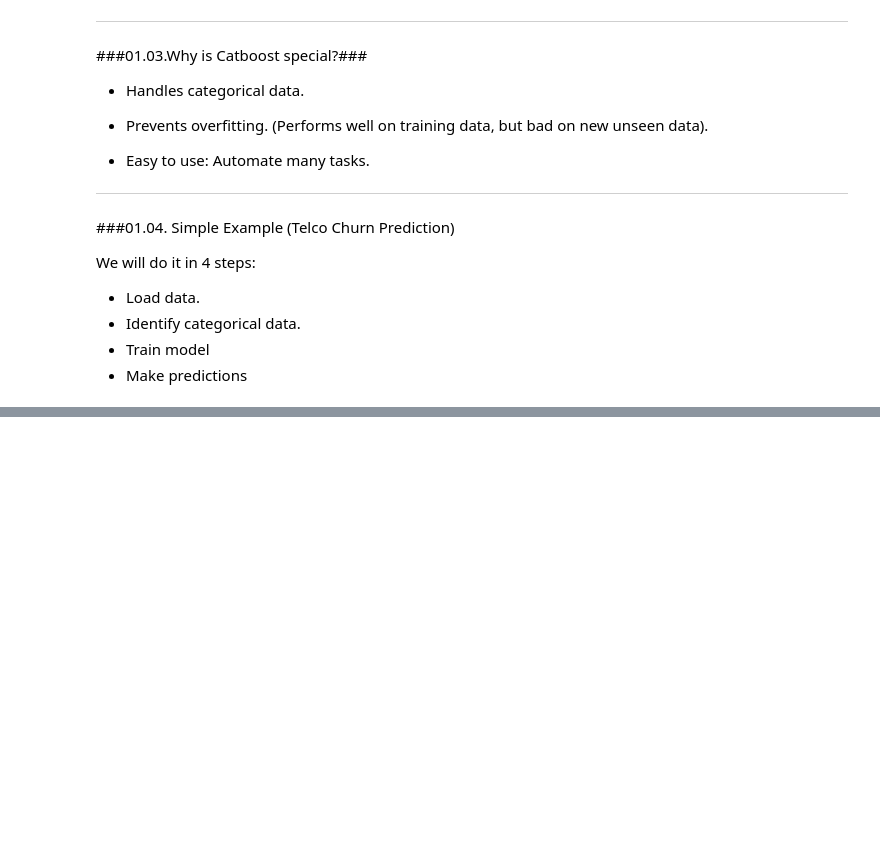
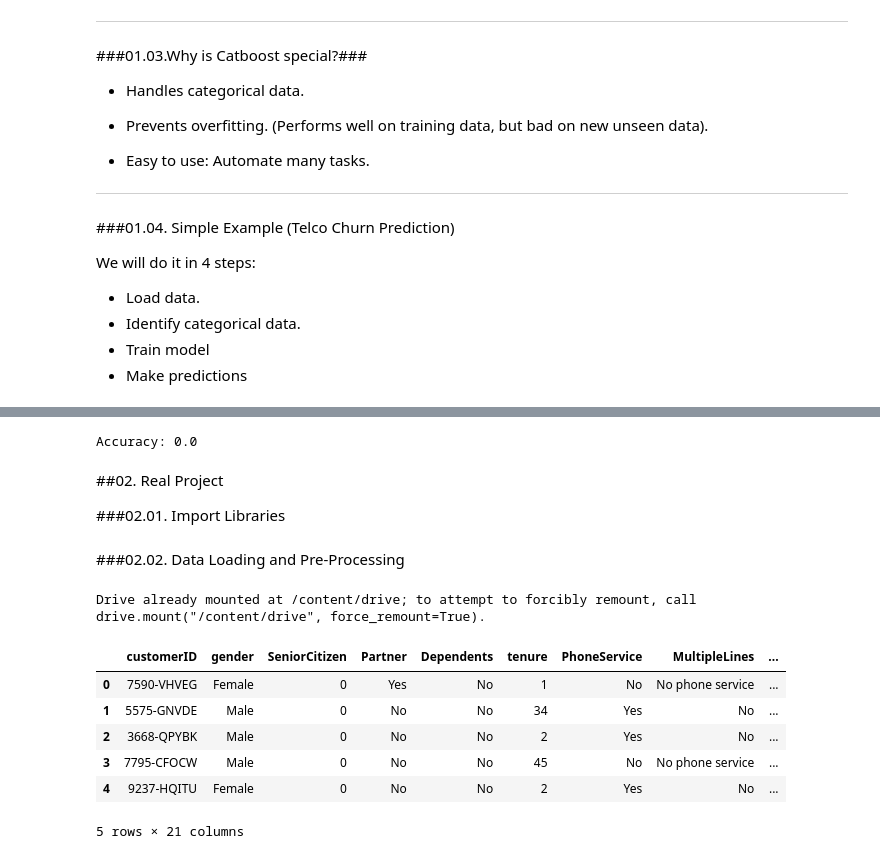
Before and after one commit to zizanayub/Machine-Learning-Projects, a Jupyter notebook: Customer_Churn_Prediction.ipynb, the cells around one changed output, grey strips where cells are left out. Drawn from its saved outputs; the diff is of its cells as text; code cells hidden in the pictures; blank space fills up the shorter version.

```diff
--- a/Customer_Churn_Prediction.ipynb
+++ b/Customer_Churn_Prediction.ipynb
@@ -102,10 +120,14 @@ from sklearn.metrics import accuracy_score
 
 
 ## 04. Example Data Introduction
-data = [[25,50,'month-to-month',1,'no'],
-        [40,70,'one-year',0,'yes']]
-labels = [1,0]
-#1 means churn, 0 means not churn
+data = [
+    [25, 50, 'month-to-month', 1, 'no'],
+    [40, 70, 'one-year', 0, 'yes'],
+    [30, 60, 'month-to-month', 1, 'yes'],
+    [35, 80, 'two-year', 0, 'no']
+]
+labels = [1, 0, 1, 0]  # 1 means churn, 0 means not churn
+
 
 
 
@@ -113,3 +135,42 @@ labels = [1,0]
 
 ## 05. Introducing X_Train, X_test, y_train and y_test
 X_train, X_test, y_train, y_test = train_test_split(data,labels,test_size=0.2,random_state=42)
+
+
+
+## 06. Identify Categorical Features
+categorical_features = [2,4]
+
+
+
+## 07. Create pool objects for training and testing data
+train_pool = Pool(data=X_train,label=y_train,cat_features=categorical_features)
+test_pool = Pool(data=X_test,label=y_test,cat_features=categorical_features)
+
+
+
+
+## 08. Initialize CatBoostClassifier
+model = CatBoostClassifier(iterations=100,learning_rate=0.1,depth=5,verbose=False)
+
+
+
+## 09. Train the CLassifier.
+model.fit(train_pool)
+
+
+
+
+## 10. Make Predictions
+y_pred = model.predict(test_pool)
+
+
+## 11. Checking Accuracy
+accuracy = accuracy_score(y_test,y_pred)
+print(f"Accuracy: {accuracy}")
+# %% [output]
+Accuracy: 0.0
+# %% [markdown]
+##02. Real Project
+
+###02.01. Import Libraries
@@ -115,0 +187,21 @@ X_train, X_test, y_train, y_test = train_test_split(data,labels,test_size=0.2,ra
+# %% [markdown]
+###02.02. Data Loading and Pre-Processing
+# %%
+### 02. Customer Churn Data Upload
+
+from google.colab import drive
+drive.mount('/content/drive')
+
+
+data_path = '/content/drive/MyDrive/Machine Learning Projects/Telco-Customer-Churn.csv'
+df = pd.read_csv(data_path)
+df.head()
+# %% [output]
+Drive already mounted at /content/drive; to attempt to forcibly remount, call drive.mount("/content/drive", force_remount=True).
+|  | customerID | gender | SeniorCitizen | Partner | Dependents | tenure | PhoneService | MultipleLines | ... |
+| 0 | 7590-VHVEG | Female | 0 | Yes | No | 1 | No | No phone service | ... |
+| 1 | 5575-GNVDE | Male | 0 | No | No | 34 | Yes | No | ... |
+| 2 | 3668-QPYBK | Male | 0 | No | No | 2 | Yes | No | ... |
+| 3 | 7795-CFOCW | Male | 0 | No | No | 45 | No | No phone service | ... |
+| 4 | 9237-HQITU | Female | 0 | No | No | 2 | Yes | No | ... |
+5 rows × 21 columns
```
Also changed, not shown: parts of 2 cells of this notebook.
